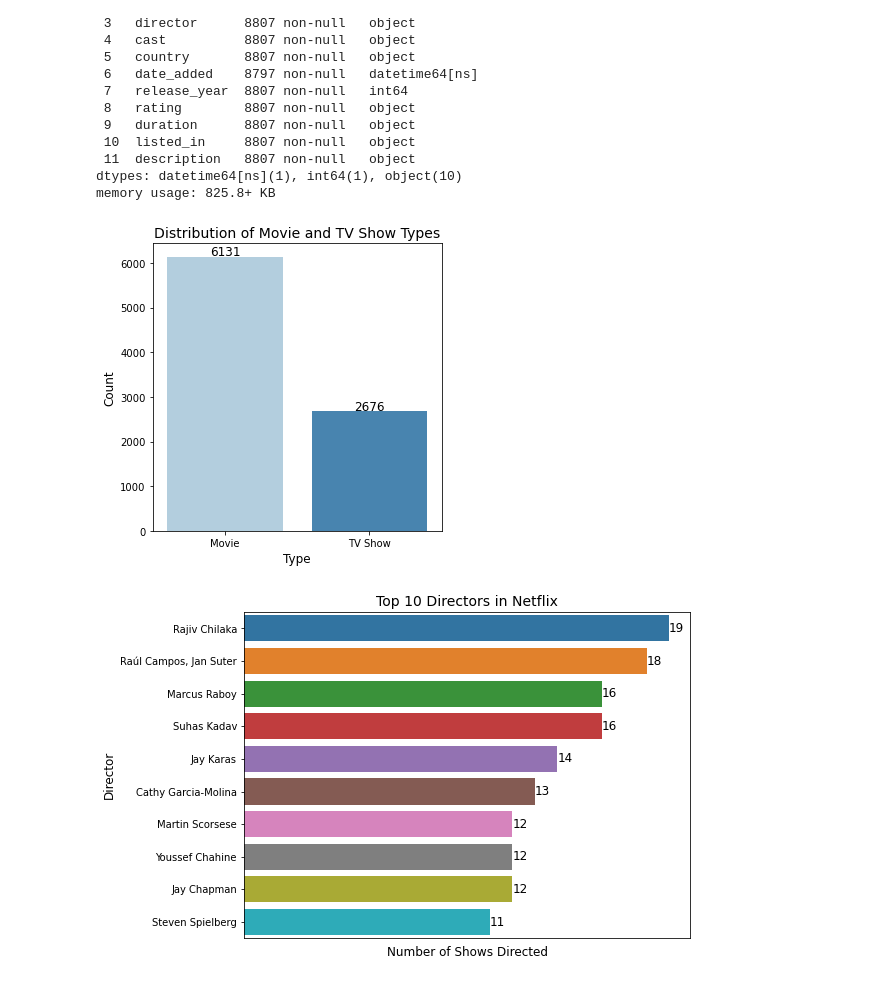
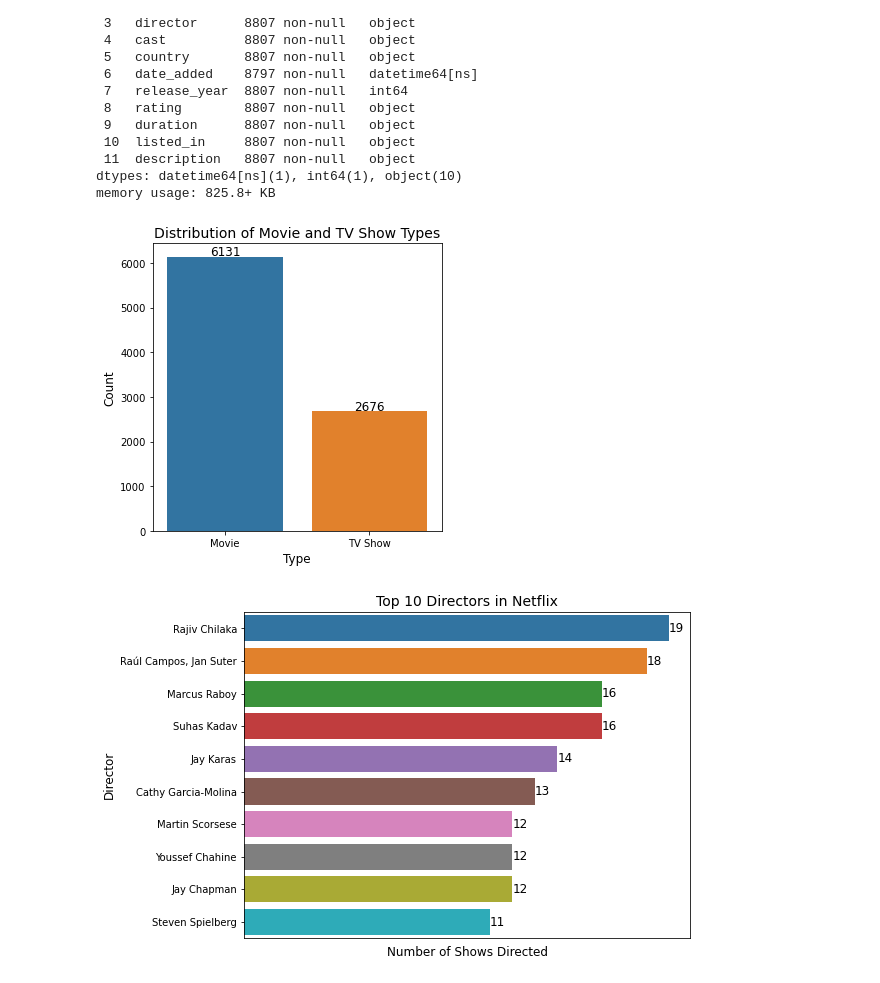
Before and after one commit to RagiR123/Projects, a Jupyter notebook: Netflix Titles.ipynb, the cells around one changed output. Drawn from its saved outputs; the diff is of its cells as text; code cells hidden in the pictures.

```diff
--- a/Netflix Titles.ipynb
+++ b/Netflix Titles.ipynb
@@ -193,26 +193,26 @@ dtypes: datetime64[ns](1), int64(1), object(10)
 memory usage: 825.8+ KB
 # %%
 plt.figure(figsize=(5, 5))
-ax = sns.countplot(x='type', data=df, palette='Blues')
+ax = sns.countplot(x='type', data=df)
 
 # Adding data labels on the bars
 for p in ax.patches:
     height = int(p.get_height())  # Convert height to an integer
     ax.annotate(f'{height}',
                 (p.get_x() + p.get_width() / 2., height),
                 ha='center', va='center', fontsize=12, color='black', xytext=(0, 5), textcoords='offset points')
 
 
 # Step 2: Add labels and title
 plt.xlabel('Type', fontsize=12)
 plt.ylabel('Count', fontsize=12)
 plt.title('Distribution of Movie and TV Show Types', fontsize=14)
 
 # Step 3: Show the plot
 plt.tight_layout()
 plt.show()
 # %% [output]
-[figure, old version]
+[figure, new version]
 # %%
 # Remove rows where the director is 'unknown' or NaN
 filtered_df = df[df['director'].str.lower()!= 'unknown']
```
Also changed, not shown: parts of 4 cells of this notebook.
